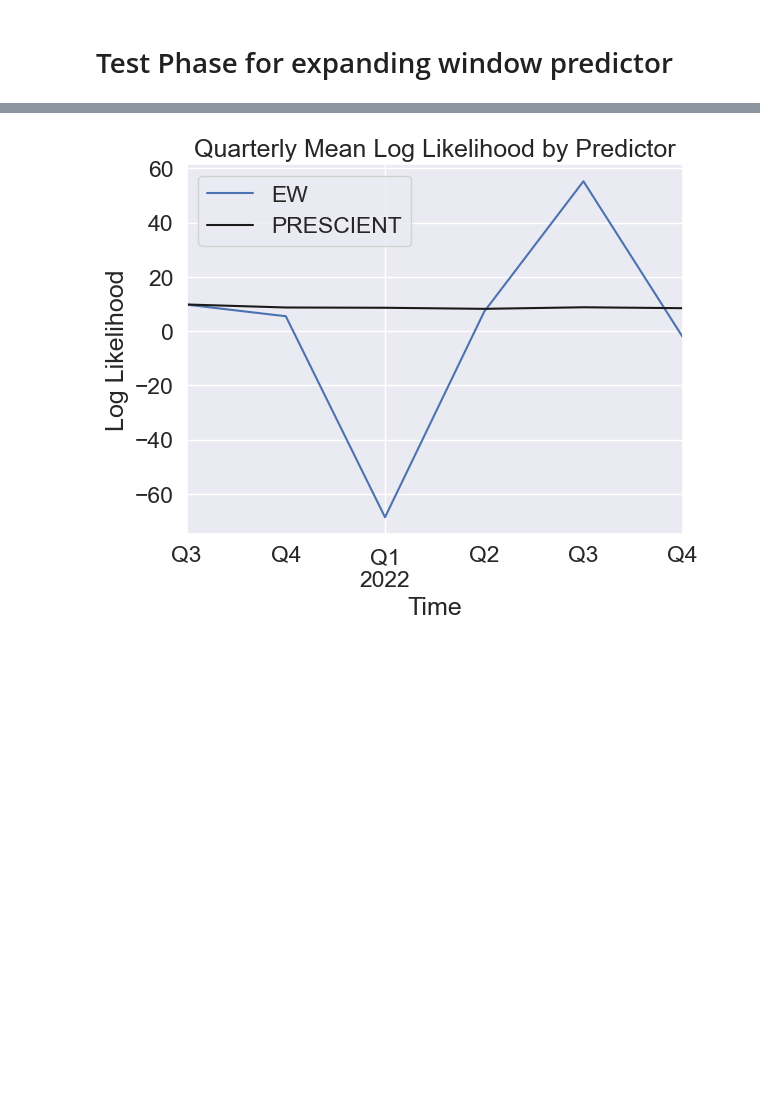
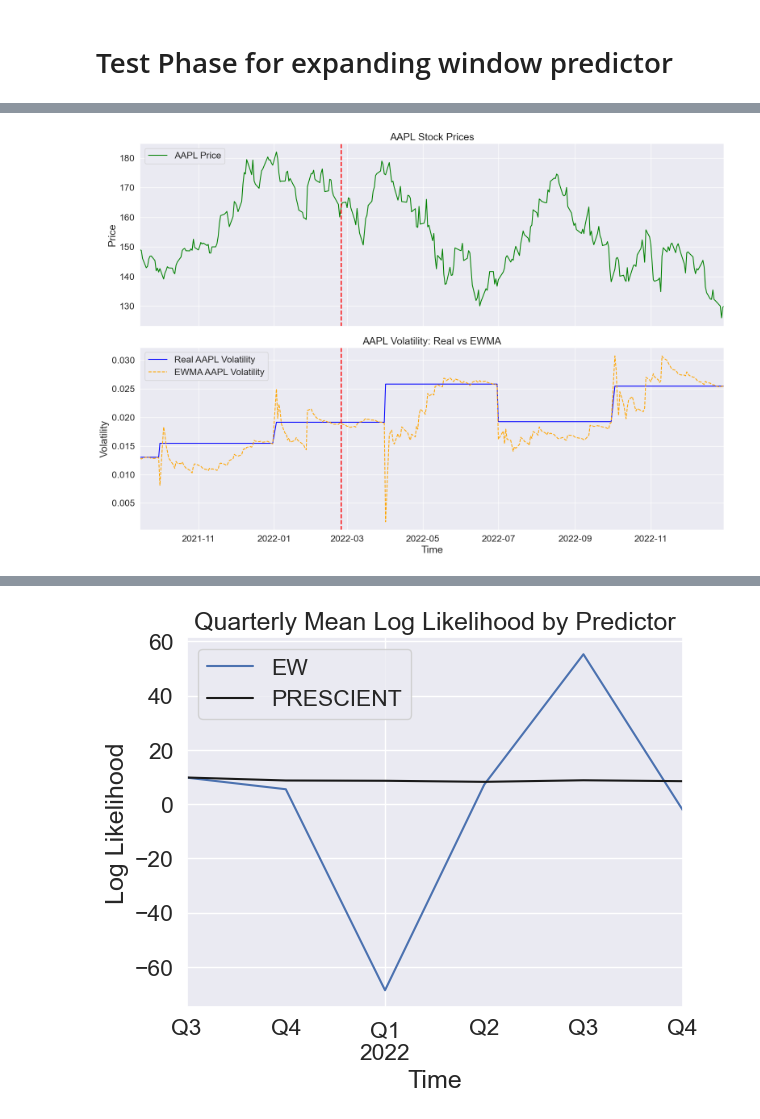
Before and after one commit to StefanoChiodini/cov_pred_finance, a Jupyter notebook: experiments/expandingWindowPerformance.ipynb, the cells around one changed output, grey strips where cells are left out. Cells and saved outputs as stored; diff of their text form; code cells hidden in the pictures; blank space fills up the shorter version.

```diff
--- a/experiments/expandingWindowPerformance.ipynb
+++ b/experiments/expandingWindowPerformance.ipynb
@@ -197,0 +239,8 @@ ok everything works fine; at the moment i will not tune the model(there aren't p
+# %%
+# HERE THERE IS THE VOLATILITY ANALYSIS OF THE EWMA PREDICTOR COMPARED TO THE REAL VOLATILITY
+startDateFilter = testDataWithPrices.index[0]
+endDateFilter = testDataWithPrices.index[-1]
+
+plot_prices_volatilities_for_ew(testDataWithPrices, df_volatility_aapl['AAPL Volatility'], startDateFilter, endDateFilter, df_ew_volatility_aapl['AAPL Volatility'], 'AAPL')
+# %% [output]
+[figure, added]
```
Also changed, not shown: parts of 8 cells of this notebook, 8 other files.
